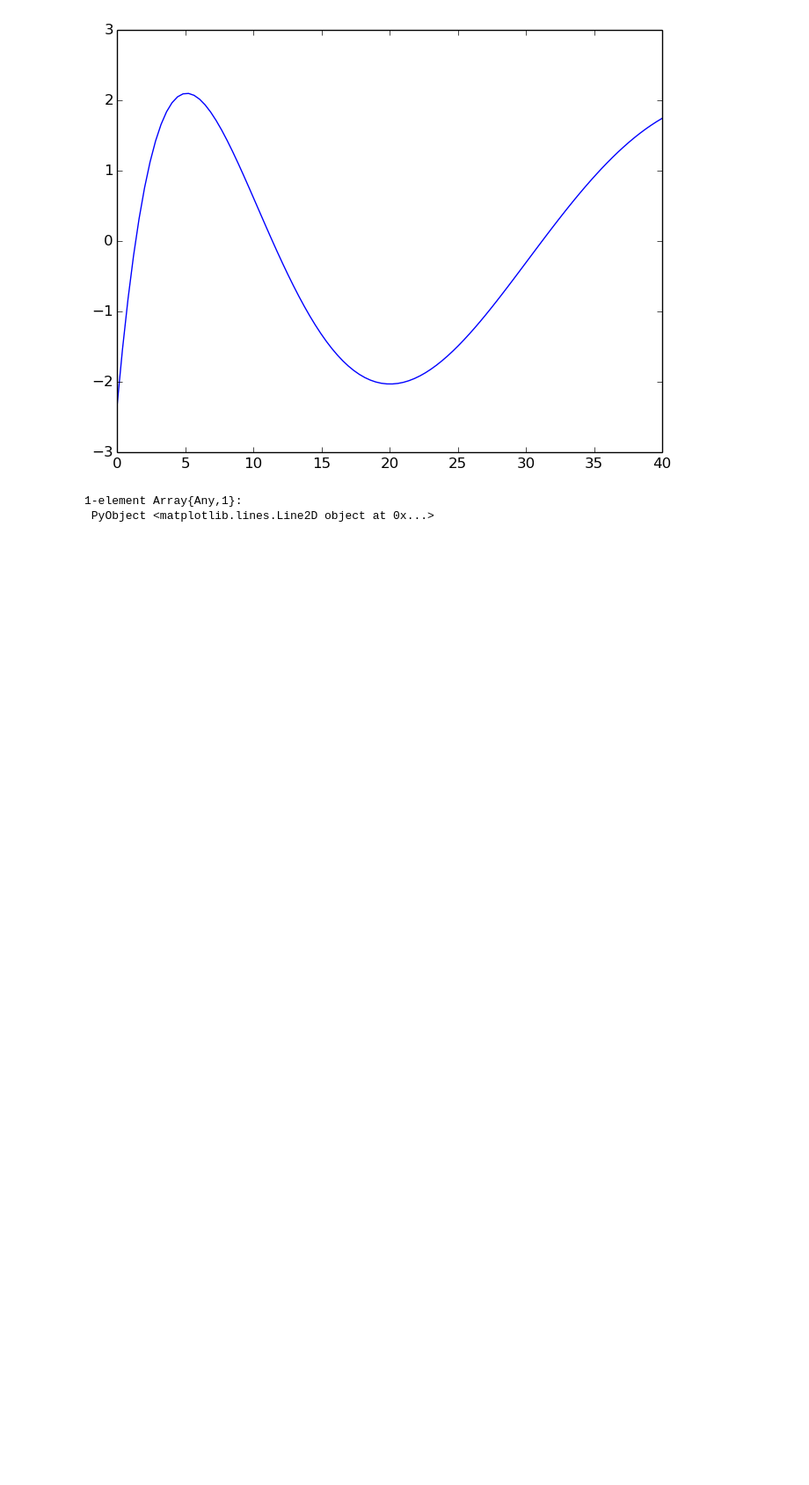
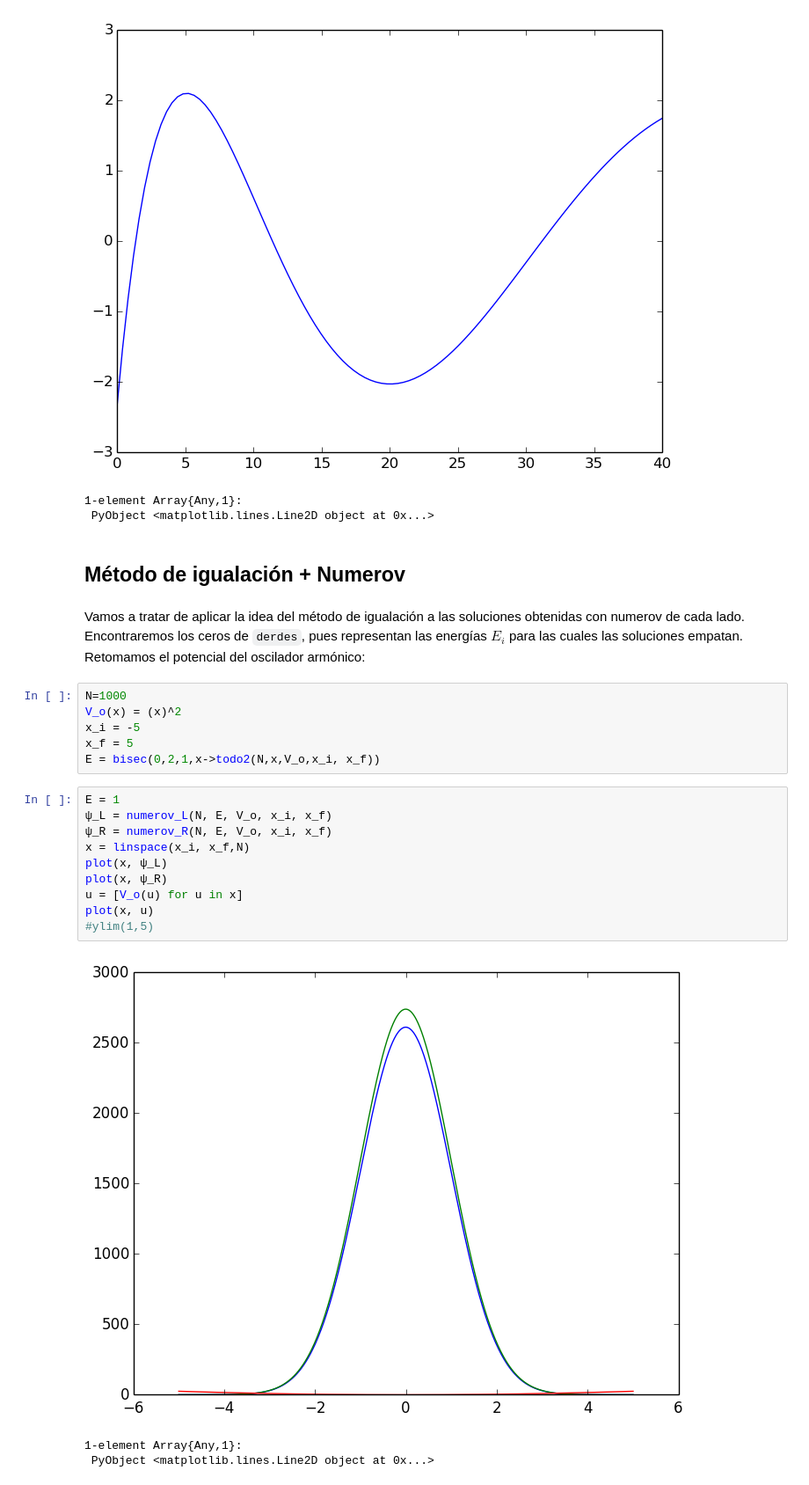
Before and after one commit to davidamaro/finalcompu, a Jupyter notebook: trabajo.ipynb, the cells around one changed output. Shown at 88% size. Saved outputs shown, nothing was run; the diff lists cells and outputs as text; blank space fills up the shorter version.

```diff
--- a/trabajo.ipynb
+++ b/trabajo.ipynb
@@ -554,3 +568,27 @@ plot(r,t)
 [figure]
 1-element Array{Any,1}:
  PyObject <matplotlib.lines.Line2D object at 0x...>
+# %% [markdown]
+## Método de igualación + Numerov
+# %% [markdown]
+Vamos a tratar de aplicar la idea del método de igualación a las soluciones obtenidas con numerov de cada lado. Encontraremos los ceros de `derdes`, pues representan las energías $E_i$ para las cuales las soluciones empatan. Retomamos el potencial del oscilador armónico:
+# %%
+N=1000
+V_o(x) = (x)^2
+x_i = -5
+x_f = 5
+E = bisec(0,2,1,x->todo2(N,x,V_o,x_i, x_f))
+# %%
+E = 1
+ψ_L = numerov_L(N, E, V_o, x_i, x_f)
+ψ_R = numerov_R(N, E, V_o, x_i, x_f)
+x = linspace(x_i, x_f,N)
+plot(x, ψ_L)
+plot(x, ψ_R)
+u = [V_o(u) for u in x]
+plot(x, u)
+#ylim(1,5)
+# %% [output]
+[figure, added]
+1-element Array{Any,1}:
+ PyObject <matplotlib.lines.Line2D object at 0x...>
```
Also changed, not shown: parts of 9 cells of this notebook.
